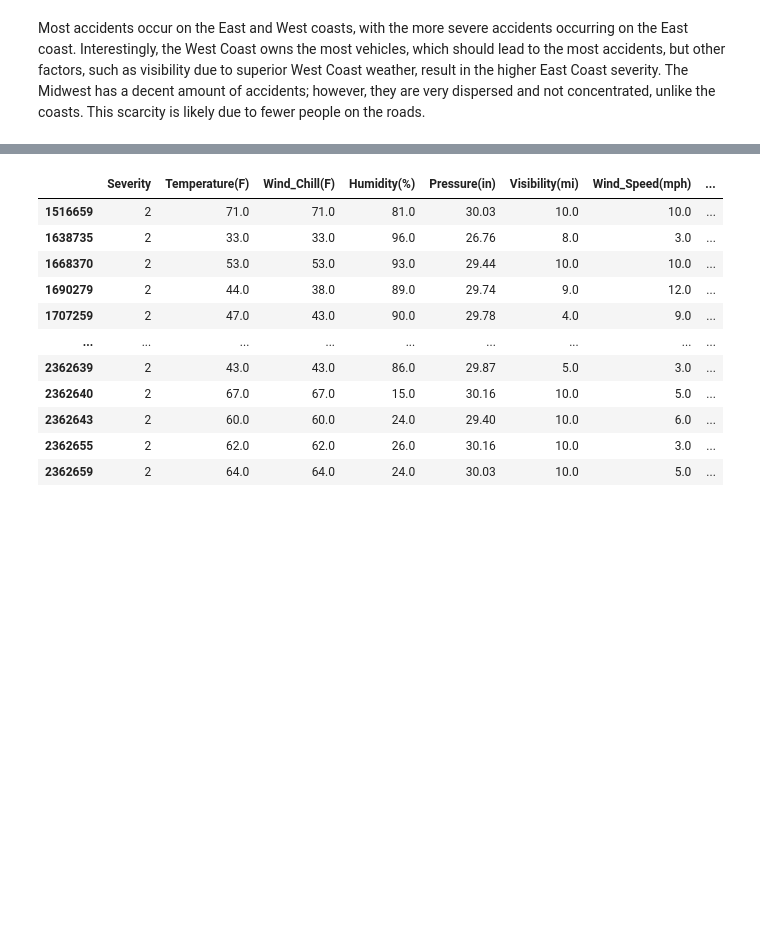
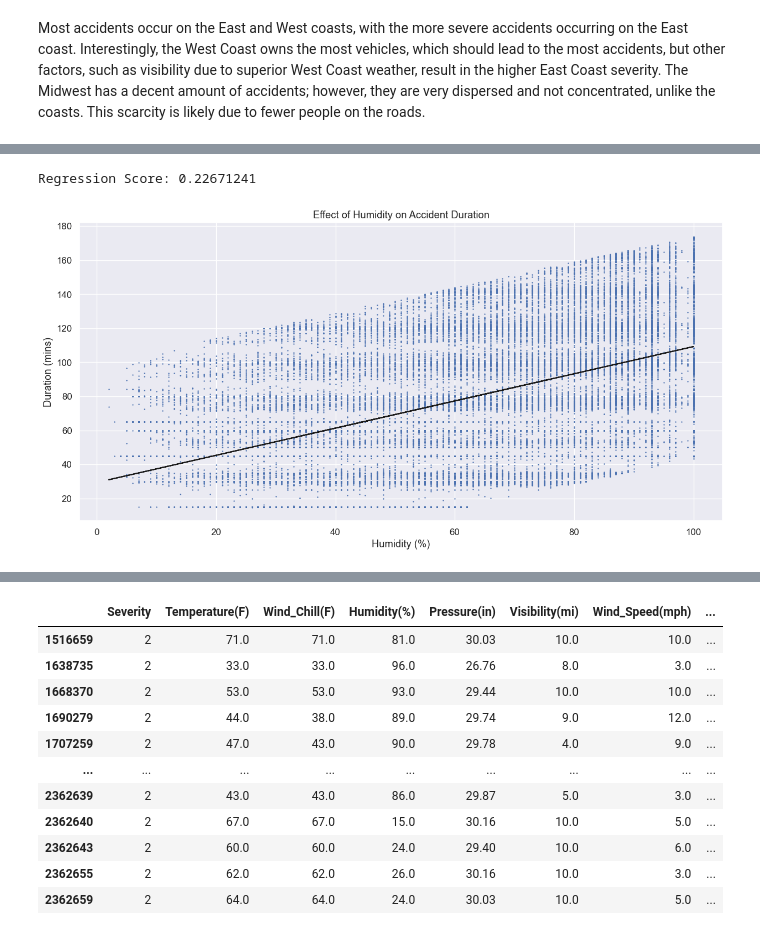
Before and after one commit to Anubis-vc/Anubis-vc.github.io, a Jupyter notebook: FinalProject.ipynb, the cells around one changed output, grey strips where cells are left out. Drawn from its saved outputs; the diff is of its cells as text; code cells hidden in the pictures; blank space fills up the shorter version.

```diff
--- a/FinalProject.ipynb
+++ b/FinalProject.ipynb
@@ -529,0 +544,8 @@ Regression Score: 0.00002655
+# %%
+x = df[['Humidity(%)']]
+y = df[['Duration']]
+RANSAClinregML(x,y, 'Humidity (%)', 'Duration (mins)',
+               'Effect of Humidity on Accident Duration')
+# %% [output]
+Regression Score: 0.22671241
+[figure, added]
```
Also changed, not shown: parts of 50 cells of this notebook.
